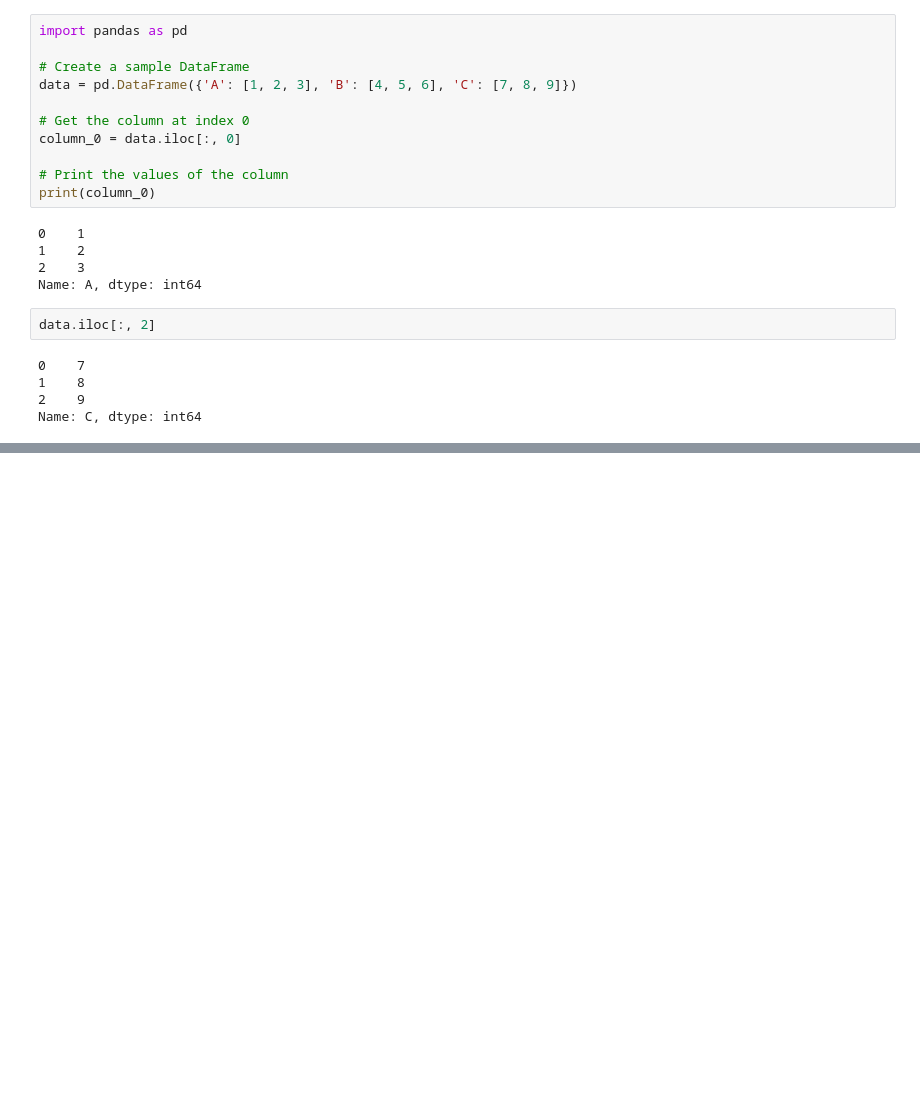
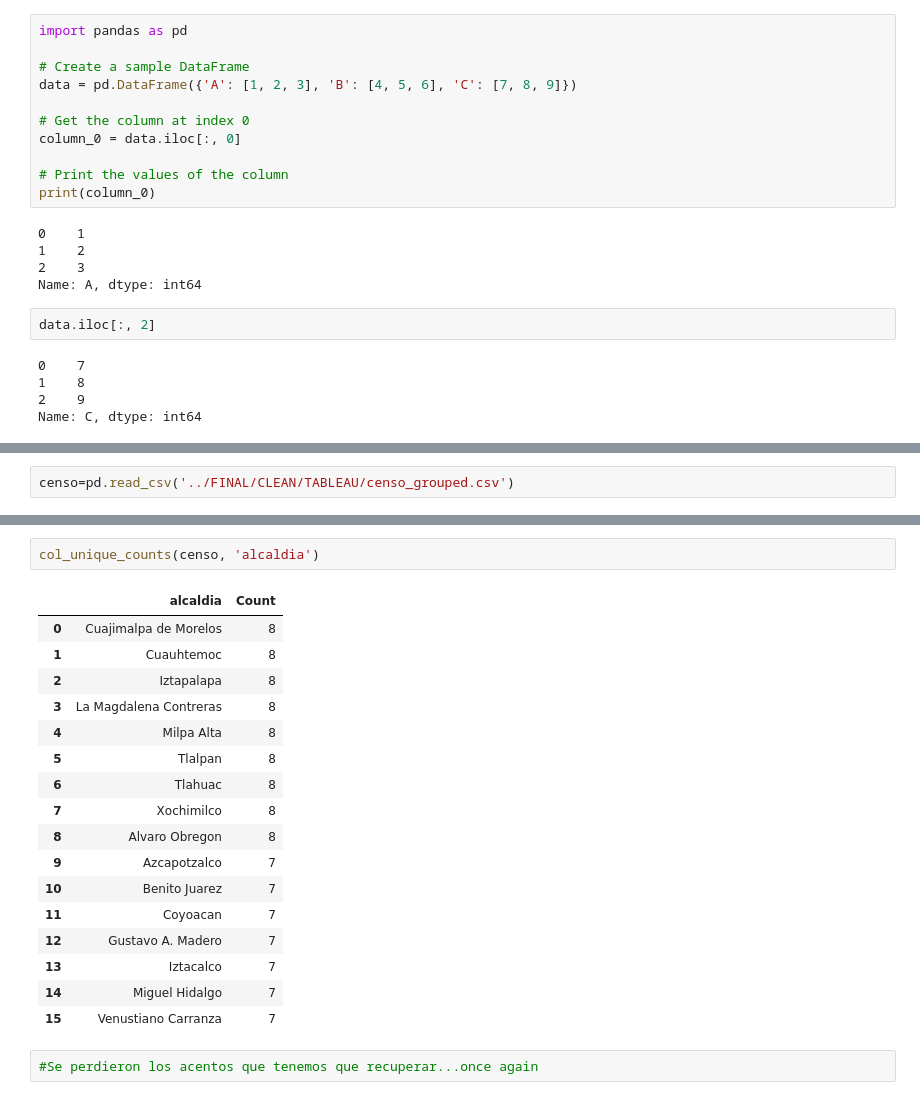
Before and after one commit to Anton-Utray/Vulnerabilidad-Hidrica-CDMX, a Jupyter notebook: Pruebas.ipynb, the cells around one changed output, grey strips where cells are left out. Cells and saved outputs as stored; diff of their text form; blank space fills up the shorter version.

```diff
--- a/Pruebas.ipynb
+++ b/Pruebas.ipynb
@@ -282,0 +287,2 @@ Name: C, dtype: int64
+# %%
+censo=pd.read_csv('../FINAL/CLEAN/TABLEAU/censo_grouped.csv')
@@ -282,0 +298,22 @@ Name: C, dtype: int64
+# %%
+col_unique_counts(censo, 'alcaldia')
+# %% [output]
+|  | alcaldia | Count |
+| 0 | Cuajimalpa de Morelos | 8 |
+| 1 | Cuauhtemoc | 8 |
+| 2 | Iztapalapa | 8 |
+| 3 | La Magdalena Contreras | 8 |
+| 4 | Milpa Alta | 8 |
+| 5 | Tlalpan | 8 |
+| 6 | Tlahuac | 8 |
+| 7 | Xochimilco | 8 |
+| 8 | Alvaro Obregon | 8 |
+| 9 | Azcapotzalco | 7 |
+| 10 | Benito Juarez | 7 |
+| 11 | Coyoacan | 7 |
+| 12 | Gustavo A. Madero | 7 |
+| 13 | Iztacalco | 7 |
+| 14 | Miguel Hidalgo | 7 |
+| 15 | Venustiano Carranza | 7 |
+# %%
+#Se perdieron los acentos que tenemos que recuperar...once again
```
Also changed, not shown: parts of 13 cells of this notebook, 48 other files.
